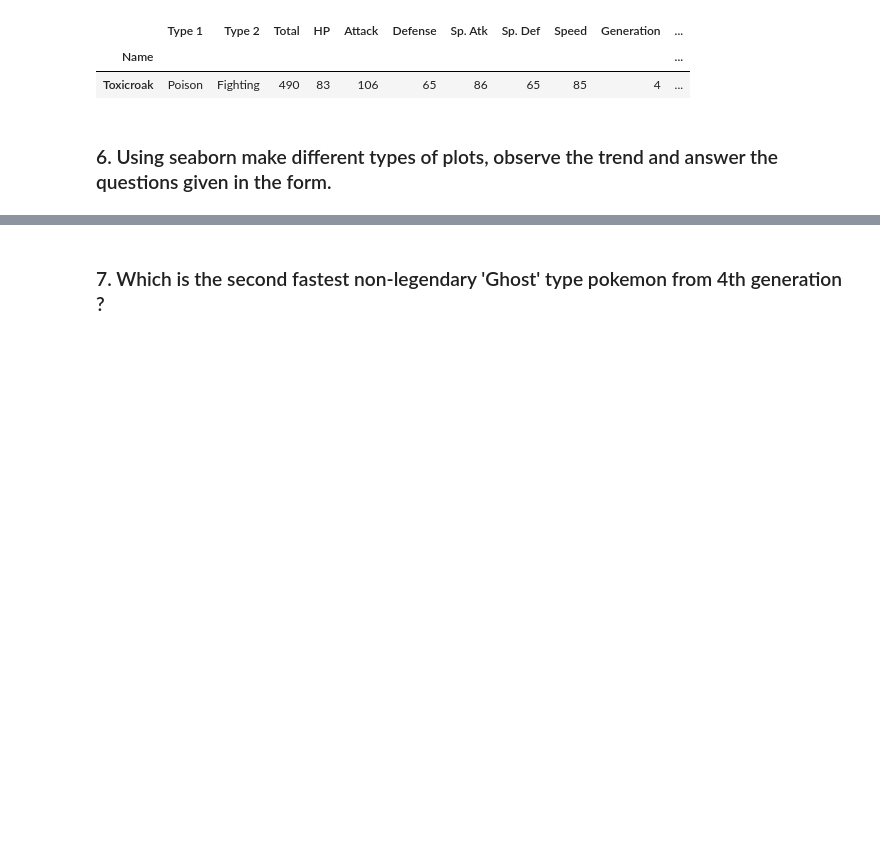
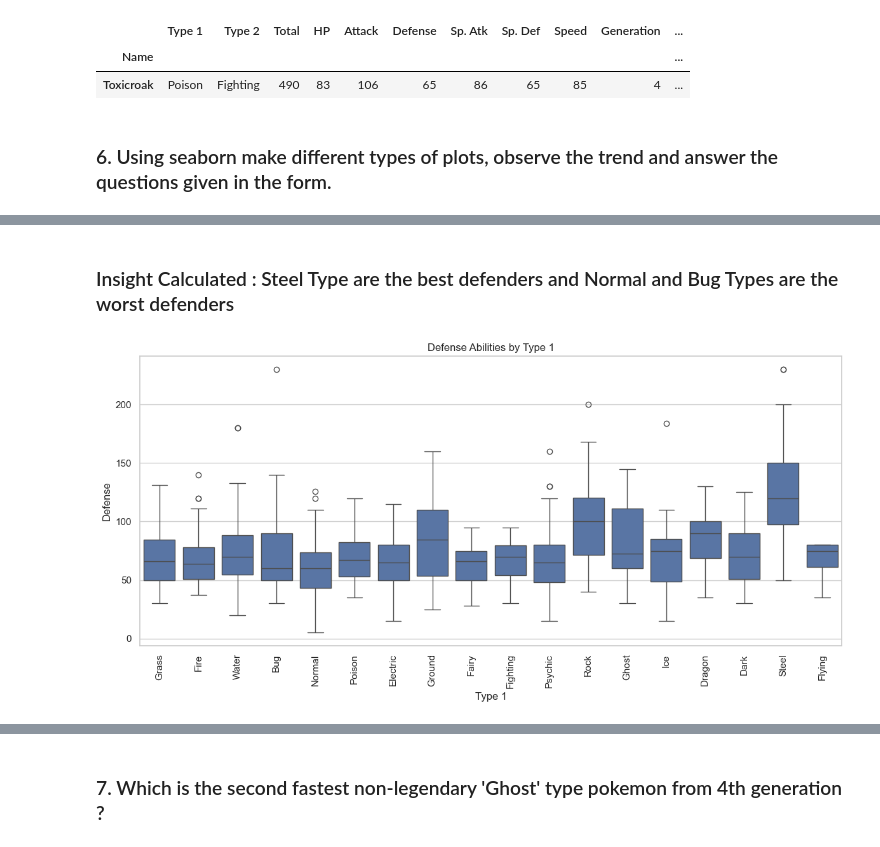
Before and after one commit to dev9086/Summer-of-ML, a Jupyter notebook: SoM-2025/Week-1/24BSM020/24BSM020_W1.ipynb, the cells around one changed output, grey strips where cells are left out. Drawn from its saved outputs; the diff is of its cells as text; code cells hidden in the pictures; blank space fills up the shorter version.

```diff
--- a/SoM-2025/Week-1/24BSM020/24BSM020_W1.ipynb
+++ b/SoM-2025/Week-1/24BSM020/24BSM020_W1.ipynb
@@ -159,0 +174,14 @@ import matplotlib.pyplot as plt
+# %% [markdown]
+### Insight Calculated : Steel Type are the best defenders and Normal and Bug Types are the worst defenders
+# %%
+#Leet's plot the distribution of Pokemon's Type-1's Defence Abilities
+plt.figure(figsize=(12, 6))
+sns.boxplot(x='Type 1', y='Defense', data=data)
+plt.title('Defense Abilities by Type 1')
+plt.xlabel('Type 1')
+plt.ylabel('Defense')
+plt.xticks(rotation=90)
+plt.tight_layout()
+plt.savefig('defense_by_type1.png')
+# %% [output]
+[figure, added]
```
Also changed, not shown: parts of 9 cells of this notebook, 6 other files.
